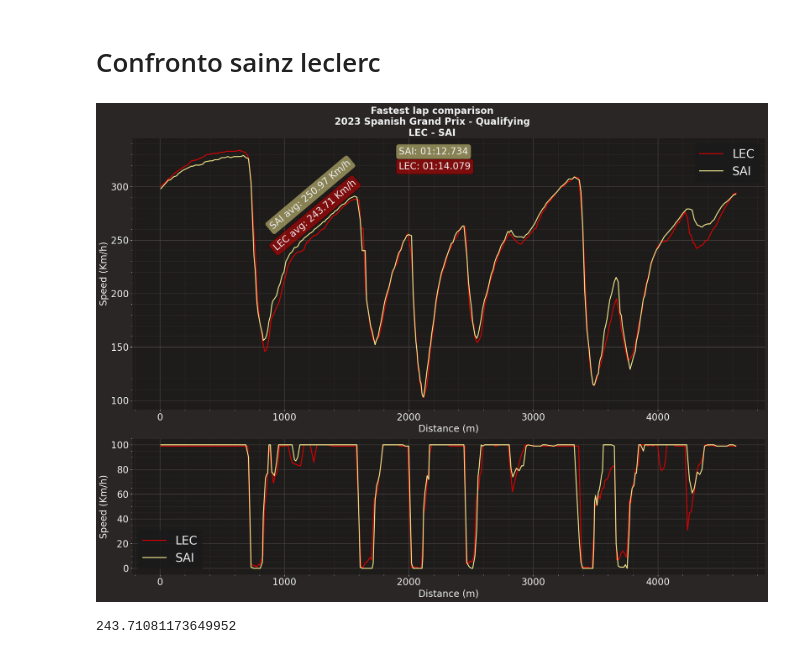
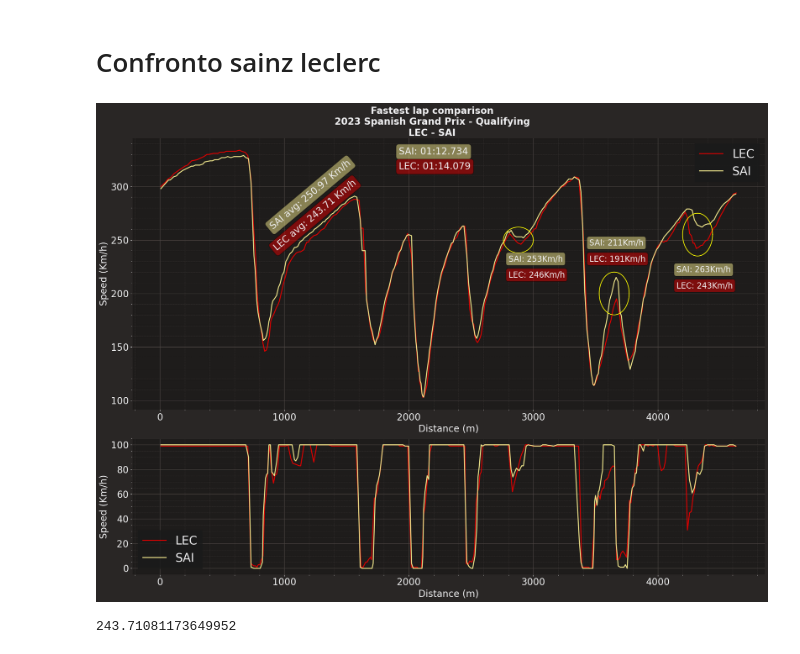
Before and after one commit to Rick8998/Spain2023F1, a Jupyter notebook: SessionAnalysis/quali.ipynb, the cells around one changed output. Drawn from its saved outputs; the diff is of its cells as text; code cells hidden in the pictures.

```diff
--- a/SessionAnalysis/quali.ipynb
+++ b/SessionAnalysis/quali.ipynb
@@ -263,6 +263,7 @@ fp.load()
 # %%
 import matplotlib.pyplot as plt
 import fastf1.plotting
+from math import pi
 
 ff1.plotting.setup_mpl()
 
@@ -293,34 +294,73 @@ sai_mean_kmh = mean_speed_sai*3.6
 
 first_lec_time=lec_tel.loc[lec_tel['Distance'] >= 900, 'Time'].iloc[0] #912
 last_lec_time=lec_tel.loc[lec_tel['Distance'] >= 1500, 'Time'].iloc[0] #1505
 diff_lec_time = last_lec_time - first_lec_time
 distance_travelled = lec_tel.loc[lec_tel['Time'] == last_lec_time, 'Distance'].iloc[0] - lec_tel.loc[lec_tel['Time'] == first_lec_time, 'Distance'].iloc[0]
 mean_speed_lec = (distance_travelled)/(diff_lec_time.total_seconds())
 lec_mean_kmh=mean_speed_lec*3.6
 
 ax1[0].text(870, 260, "SAI avg: "+str(sai_mean_kmh)[0:6]+" Km/h", rotation=40, fontsize=20, bbox=dict(boxstyle='round', facecolor=ferr_color2, alpha=0.5))
 ax1[0].text(900, 240, "LEC avg: "+str(lec_mean_kmh)[0:6]+" Km/h",  rotation=40, fontsize=20, bbox=dict(boxstyle='round', facecolor=ferr_color, alpha=0.5))
 
+u=3650     #x-position of the center
+v=200    #y-position of the center
+a=120    #radius on the x-axis
+b=20    #radius on the y-axis
+t = np.linspace(0, 2*pi, 100)
+ax1[0].plot( u+a*np.cos(t) , v+b*np.sin(t), color="yellow")
+
+sai_tel_speed = sai_tel.query('Distance >= 3650')['Speed'].iloc[0]
+lec_tel_speed = lec_tel.query('Distance >= 3650')['Speed'].iloc[0]
+
+ax1[0].text(x=3450, y = 230, s = "LEC: " + str(lec_tel_speed) +"Km/h", fontsize=17, bbox=dict(boxstyle='round', facecolor=ferr_color, alpha=0.5))
+ax1[0].text(x=3450, y = 245, s = "SAI: " + str(sai_tel_speed) +"Km/h", fontsize=17, bbox=dict(boxstyle='round', facecolor=ferr_color2, alpha=0.5))
+
+u=4320     #x-position of the center
+v=255    #y-position of the center
+a=120    #radius on the x-axis
+b=20    #radius on the y-axis
+t = np.linspace(0, 2*pi, 100)
+ax1[0].plot( u+a*np.cos(t) , v+b*np.sin(t), color="yellow")
+
+sai_tel_speed = sai_tel.query('Distance >= 4320')['Speed'].iloc[0]
+lec_tel_speed = lec_tel.query('Distance >= 4320')['Speed'].iloc[0]
+
+ax1[0].text(x=4150, y = 205, s = "LEC: " + str(lec_tel_speed) +"Km/h", fontsize=17, bbox=dict(boxstyle='round', facecolor=ferr_color, alpha=0.5))
+ax1[0].text(x=4150, y = 220, s = "SAI: " + str(sai_tel_speed) +"Km/h", fontsize=17, bbox=dict(boxstyle='round', facecolor=ferr_color2, alpha=0.5))
+
+u=2880     #x-position of the center
+v=250    #y-position of the center
+a=120    #radius on the x-axis
+b=12    #radius on the y-axis
+t = np.linspace(0, 2*pi, 100)
+ax1[0].plot( u+a*np.cos(t) , v+b*np.sin(t), color="yellow")
+
+sai_tel_speed = sai_tel.query('Distance >= 2880')['Speed'].iloc[0]
+lec_tel_speed = lec_tel.query('Distance >= 2880')['Speed'].iloc[0]
+
+ax1[0].text(x=2800, y = 215, s = "LEC: " + str(lec_tel_speed) +"Km/h", fontsize=17, bbox=dict(boxstyle='round', facecolor=ferr_color, alpha=0.5))
+ax1[0].text(x=2800, y = 230, s = "SAI: " + str(sai_tel_speed) +"Km/h", fontsize=17, bbox=dict(boxstyle='round', facecolor=ferr_color2, alpha=0.5))
+
 ax1[0].set_xlabel('Distance (m)', size=20)
 ax1[0].set_ylabel('Speed (Km/h)', size=20)
 ax1[0].tick_params(labelsize=20)
 ax1[0].legend(prop={'size': 25})
 
 ax1[1].plot(lec_tel['Distance'], lec_tel['Throttle'], color = ferr_color, label = 'LEC', linewidth=2)
 ax1[1].plot(sai_tel['Distance'], sai_tel['Throttle'], color = ferr_color2, label = 'SAI', linewidth=2)
 
 ax1[1].set_xlabel('Distance (m)', size=20)
 ax1[1].set_ylabel('Speed (Km/h)', size=20)
 ax1[1].tick_params(labelsize=20)
 ax1[1].legend(prop={'size': 25})
 
 fig1.suptitle(f"Fastest lap comparison\n"f"{fp.event.year} {fp.event.EventName} - {fp.name}\n{lec_lap['Driver']} - {sai_lap['Driver']}", size = 20, weight='bold', ha='center')
 #plt.subplots_adjust(top=0.85)
 fig1.tight_layout()
 
 plt.show()
 # %% [output]
-[figure, old version]
+[figure, new version]
 # %%
 first_lec_time=lec_tel.loc[lec_tel['Distance'] >= 900, 'Time'].iloc[0] #912
 last_lec_time=lec_tel.loc[lec_tel['Distance'] >= 1500, 'Time'].iloc[0] #1505
```
